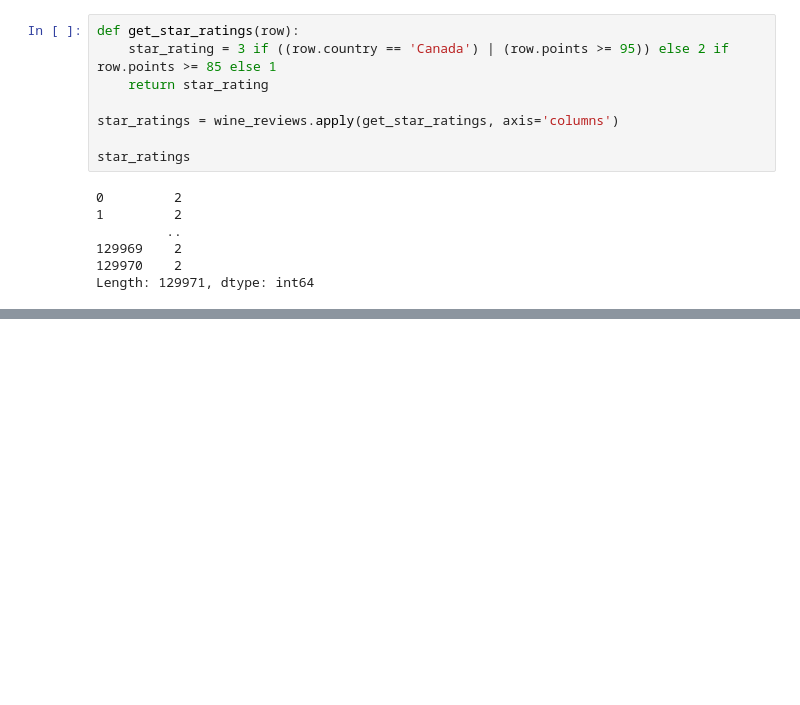
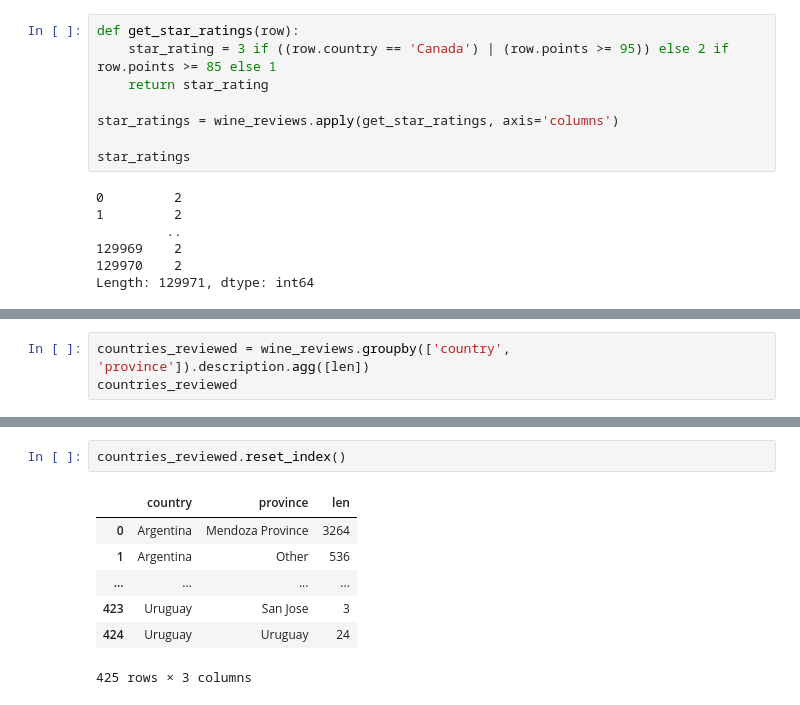
Before and after one commit to Shahid1993/python-learning-notebooks, a Jupyter notebook: Pandas.ipynb, the cells around one changed output, grey strips where cells are left out. Saved outputs shown, nothing was run; the diff lists cells and outputs as text; blank space fills up the shorter version.

```diff
--- a/Pandas.ipynb
+++ b/Pandas.ipynb
@@ -511,0 +588,3 @@ Length: 129971, dtype: int64
+# %%
+countries_reviewed = wine_reviews.groupby(['country', 'province']).description.agg([len])
+countries_reviewed
@@ -511,0 +611,10 @@ Length: 129971, dtype: int64
+# %%
+countries_reviewed.reset_index()
+# %% [output]
+|  | country | province | len |
+| 0 | Argentina | Mendoza Province | 3264 |
+| 1 | Argentina | Other | 536 |
+| ... | ... | ... | ... |
+| 423 | Uruguay | San Jose | 3 |
+| 424 | Uruguay | Uruguay | 24 |
+425 rows × 3 columns
```
Also changed, not shown: parts of 26 cells of this notebook, 1 other file.
